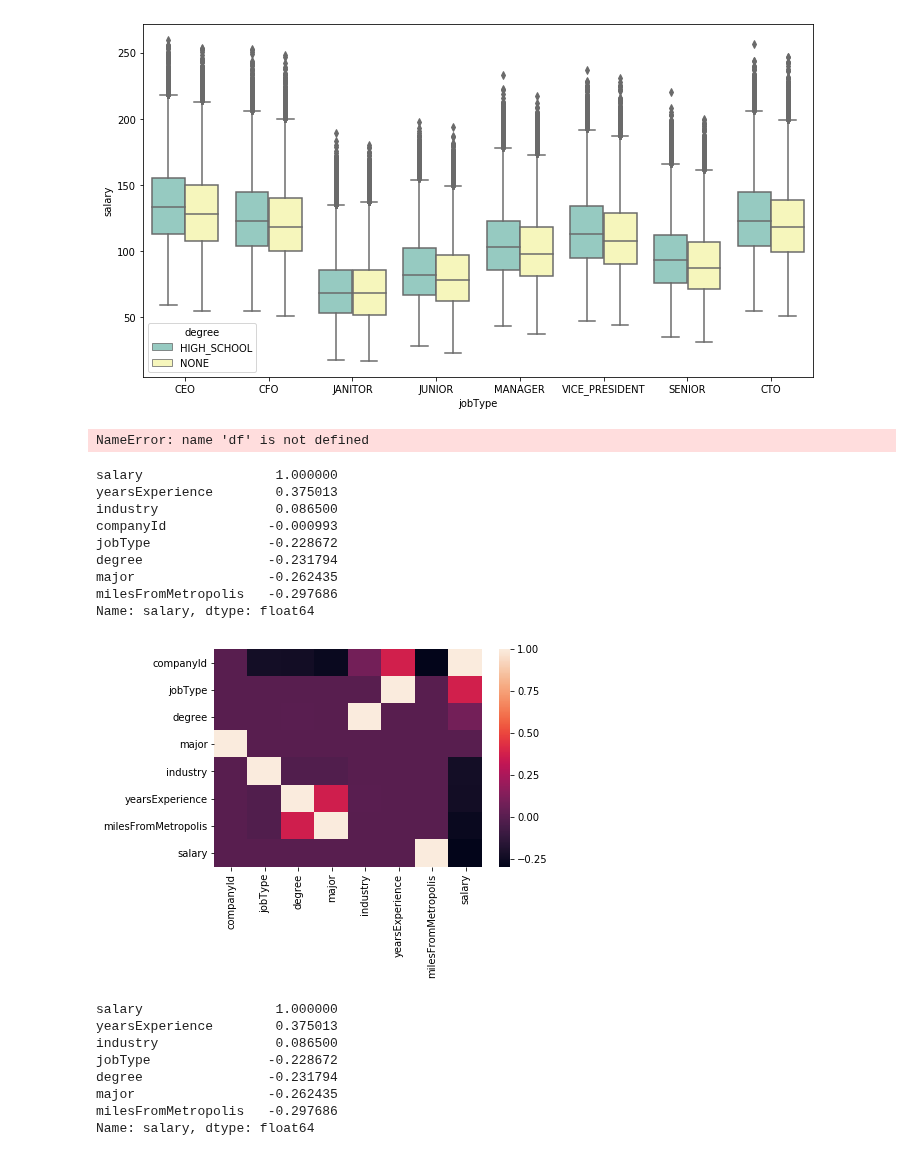
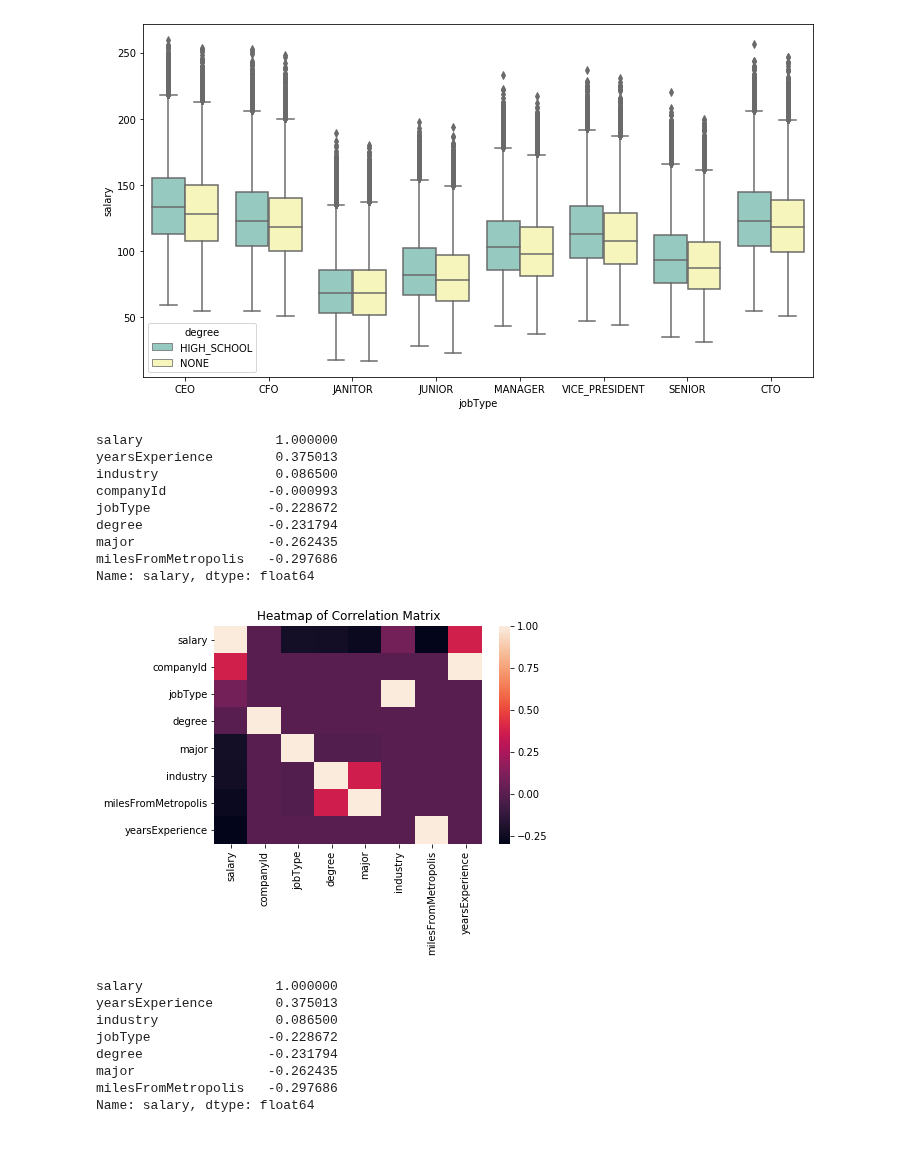
Before and after one commit to kirahman2/salarypredictionportfolio, a Jupyter notebook: Salary Prediction Notebook.ipynb, the cells around one changed output. Saved outputs shown, nothing was run; the diff lists cells and outputs as text; code cells hidden in the pictures.

Commit message:
Finalize correlation matrix.

```diff
--- a/Salary Prediction Notebook.ipynb
+++ b/Salary Prediction Notebook.ipynb
@@ -280,46 +286,52 @@ eda.boxplot('degree', 'HIGH_SCHOOL', 'degree', 'NONE', 'jobType')
 # %% [output]
 [figure]
-# %%
-# EDA
-# jobType and salary with specific comparison with high school and no degree
-df_hs = df[(df.degree=='HIGH_SCHOOL') | (df.degree=='NONE')]
-f, ax = plt.subplots(figsize=(12,6.5))
-sns.boxplot(x='jobType',y='salary',hue='degree',data=df_hs, palette='Set3')
-# %% [output]
-NameError: name 'df' is not defined
 # %%
 class Heatmap:
-    def __init__(self, train_df, target):
-        self.df = train_df
-        self.col = train_df.columns
-        self.target = target
-        self._create_corr_df(self.df, self.col, self.target)
+    def __init__(self, train_df, target, title):
+        '''initializes class and concatenates train_df and target variables'''
+        self.df = self._concat_df(train_df, target)
+        self.col = df.columns
+        self.target = target.name
+        self.heatmap = self._create_corr_df(self.df, self.col, self.target, title)
 
-#     def _merge_df(self): # NEXT, merge target and trainff
-    def _create_corr_df(self, df, col, target):
+    def _concat_df(self, train_df, target):
+        '''concatenates training dataframe and target variable'''
+        return pd.concat([train_target, train_features],axis=1)
+
+    def _create_corr_df(self, df, col, target, title):
+        '''creates correlation matrix from train_df'''
         corr = df.corr().sort_values(target, ascending=False)
         print(corr[target])
         self._create_heatmap(corr)
+        self._set_title(title)
+
     def _create_heatmap(self, corr):
-        sns.heatmap(corr, xticklabels=corr.columns.values, yticklabels=corr.columns.values)
-        return
+        '''creates heatmap from correlation matrix'''
+        return sns.heatmap(corr, xticklabels=corr.columns.values, yticklabels=corr.columns.values)
+
+    def _set_title(self, title):
+        '''sets title of correlation matrix'''
+        plt.title(title)
+
+hm = Heatmap(train_features, train_target, 'Heatmap of Correlation Matrix')
+# %% [output]
+salary                 1.000000
+yearsExperience        0.375013
+industry               0.086500
+companyId             -0.000993
+jobType               -0.228672
+degree                -0.231794
+major                 -0.262435
+milesFromMetropolis   -0.297686
+Name: salary, dtype: float64
+[figure, added]
 # %%
-hm = Heatmap(data.train_df, data.col_target)
 # hm = Heatmap(data.train_df, data.col_target)
 # data.col_all
 # data.train_df.columns
-# train_features, train_target
+# train_features
+# train_target
+# pd.concat([train_features,train_target],axis=1)
-# %% [output]
-salary                 1.000000
-yearsExperience        0.375013
-industry               0.086500
-companyId             -0.000993
-jobType               -0.228672
-degree                -0.231794
-major                 -0.262435
-milesFromMetropolis   -0.297686
-Name: salary, dtype: float64
-[figure, removed]
 # %%
 # EDA
 # Correlation Matrix
```
Also changed, not shown: parts of 1 cell of this notebook.
